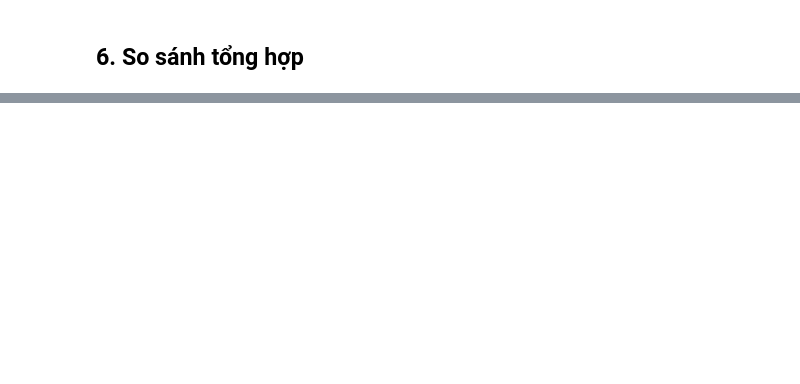
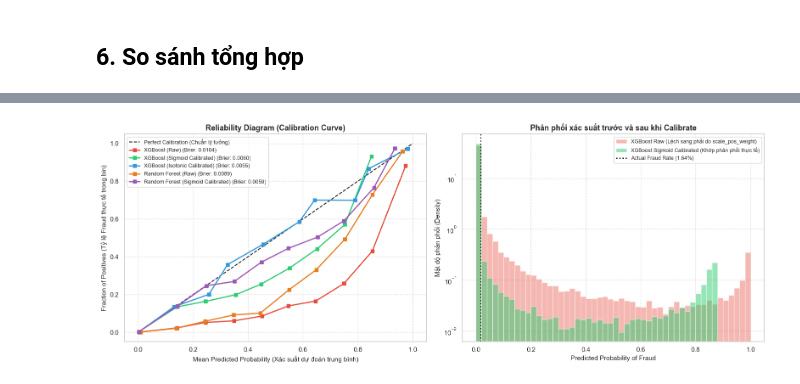
Before and after one commit to wimaniac/Agentic-Fraud-Detection-Investigation, a Jupyter notebook: notebook/03_feature_engineering_baseline.ipynb, the cells around one changed output, grey strips where cells are left out. Drawn from its saved outputs; the diff is of its cells as text; code cells hidden in the pictures; blank space fills up the shorter version.

```diff
--- a/notebook/03_feature_engineering_baseline.ipynb
+++ b/notebook/03_feature_engineering_baseline.ipynb
@@ -458,0 +716,56 @@ plt.show()
+# %%
+# --- 7.2 TRỰC QUAN HÓA CALIBRATION CURVES (RELIABILITY DIAGRAMS) ---
+
+fig, axes = plt.subplots(1, 2, figsize=(16, 6))
+
+# 1. Calibration Curve (Reliability Diagram)
+ax1 = axes[0]
+ax1.plot([0, 1], [0, 1], 'k--', label='Perfect Calibration (Chuẩn lý tưởng)', linewidth=1.5)
+
+colors = {
+    'XGBoost (Raw)': '#e74c3c',
+    'XGBoost (Sigmoid Calibrated)': '#2ecc71',
+    'XGBoost (Isotonic Calibrated)': '#3498db',
+    'Random Forest (Raw)': '#e67e22',
+    'Random Forest (Sigmoid Calibrated)': '#9b59b6'
+}
+
+for name, (m, prob) in models_eval.items():
+    if name in colors:
+        fraction_of_positives, mean_predicted_value = calibration_curve(y_test, prob, n_bins=10)
+        ax1.plot(
+            mean_predicted_value, fraction_of_positives, "s-",
+            label=f"{name} (Brier: {brier_score_loss(y_test, prob):.4f})",
+            color=colors[name],
+            linewidth=2
+        )
+
+ax1.set_xlabel("Mean Predicted Probability (Xác suất dự đoán trung bình)", fontsize=11)
+ax1.set_ylabel("Fraction of Positives (Tỷ lệ Fraud thực tế trong bin)", fontsize=11)
+ax1.set_title("Reliability Diagram (Calibration Curve)", fontsize=13, fontweight='bold')
+ax1.legend(loc="upper left", fontsize=9)
+ax1.grid(True, linestyle="--", alpha=0.6)
+
+# 2. Phân phối xác suất dự đoán (Predicted Probabilities Distribution)
+ax2 = axes[1]
+ax2.hist(
+    models_eval['XGBoost (Raw)'][1], bins=50, range=(0, 1), density=True,
+    alpha=0.4, color='#e74c3c', label='XGBoost Raw (Lệch sang phải do scale_pos_weight)'
+)
+ax2.hist(
+    models_eval['XGBoost (Sigmoid Calibrated)'][1], bins=50, range=(0, 1), density=True,
+    alpha=0.5, color='#2ecc71', label='XGBoost Sigmoid Calibrated (Khớp phân phối thực tế)'
+)
+ax2.axvline(actual_fraud_rate, color='black', linestyle=':', linewidth=2, label=f'Actual Fraud Rate ({actual_fraud_rate*100:.2f}%)')
+
+ax2.set_xlabel("Predicted Probability of Fraud", fontsize=11)
+ax2.set_ylabel("Mật độ phân phối (Density)", fontsize=11)
+ax2.set_title("Phân phối xác suất trước và sau khi Calibrate", fontsize=13, fontweight='bold')
+ax2.set_yscale('log')  # Log scale để nhìn rõ đuôi phân phối gian lận
+ax2.legend(loc="upper right", fontsize=9)
+ax2.grid(True, linestyle="--", alpha=0.6)
+
+plt.tight_layout()
+plt.show()
+# %% [output]
+[figure, added]
```
Also changed, not shown: parts of 23 cells of this notebook, 13 other files.
